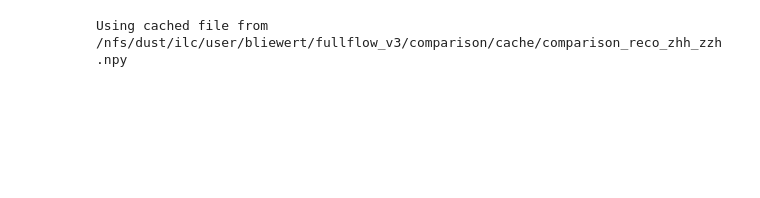
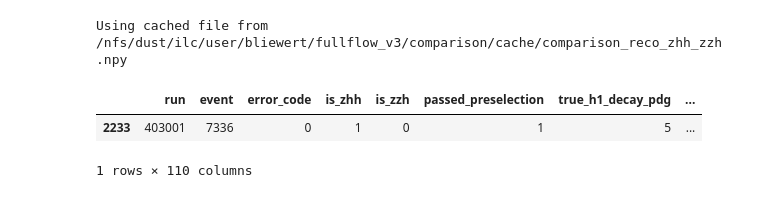
Before and after one commit to nVentis/MEM_HEP, a Jupyter notebook: notebooks/iflow_mem.ipynb, the cells around one changed output. Saved outputs shown, nothing was run; the diff lists cells and outputs as text; code cells hidden in the pictures; blank space fills up the shorter version.

```diff
--- a/notebooks/iflow_mem.ipynb
+++ b/notebooks/iflow_mem.ipynb
@@ -177,6 +177,12 @@ def build_integrand(reco_kin, print_ps_efficiciency:bool=True)->Callable:
 df = import_true_reco()
 # %% [output]
 Using cached file from /nfs/dust/ilc/user/bliewert/fullflow_v3/comparison/cache/comparison_reco_zhh_zzh.npy
+# %%
+df[df['event'] == 7336]
+# %% [output]
+|  | run | event | error_code | is_zhh | is_zzh | passed_preselection | true_h1_decay_pdg | ... |
+| 2233 | 403001 | 7336 | 0 | 1 | 0 | 1 | 5 | ... |
+1 rows × 110 columns
 # %%
 from math import pi
 
```
Also changed, not shown: parts of 8 cells of this notebook, 1 other file.
